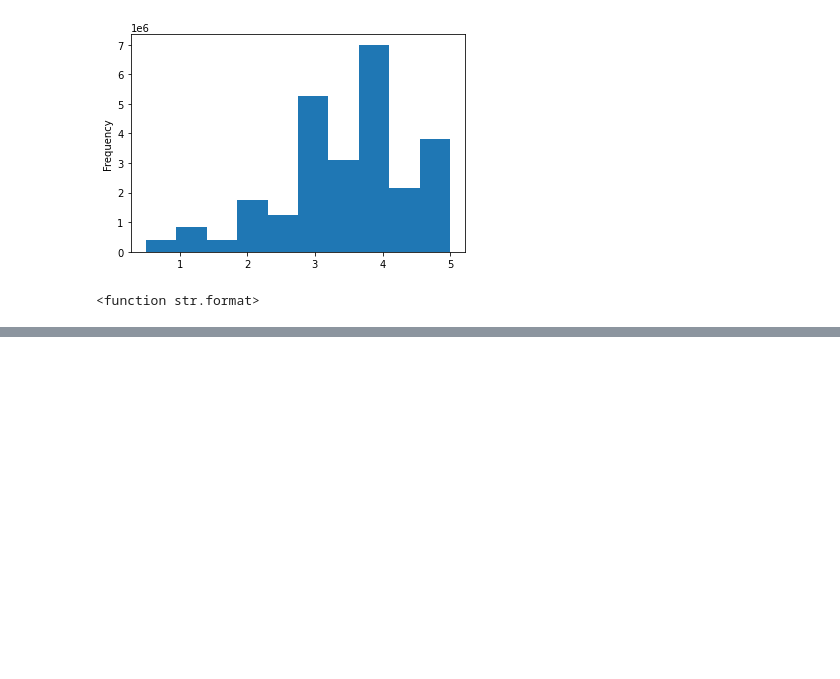
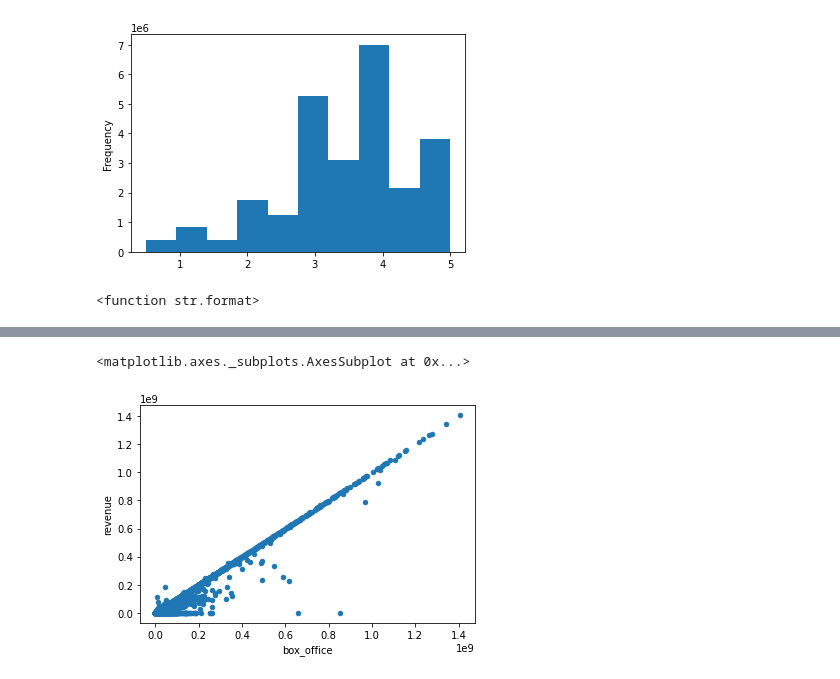
Before and after one commit to faramarzamirshahi/Movies-ETL, a Jupyter notebook: extract.ipynb, the cells around one changed output, grey strips where cells are left out. Cells and saved outputs as stored; diff of their text form; code cells hidden in the pictures; blank space fills up the shorter version.

```diff
--- a/extract.ipynb
+++ b/extract.ipynb
@@ -1347,0 +1485,6 @@ pd.options.display.float_format
+# %%
+# do the plot for revenuews up to 1.5 billion
+movies_df.fillna(0)[movies_df['box_office'] < 1.5E+09].plot(x='box_office', y='revenue', kind='scatter')
+# %% [output]
+<matplotlib.axes._subplots.AxesSubplot at 0x...>
+[figure, added]
```
Also changed, not shown: parts of 64 cells of this notebook.
